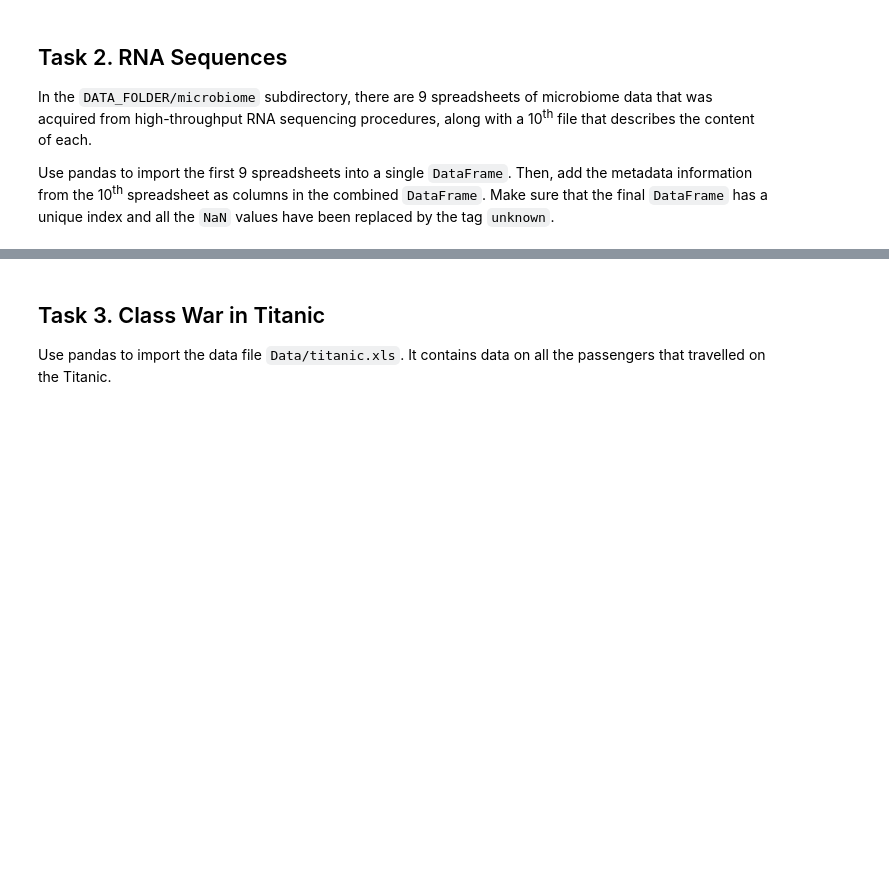
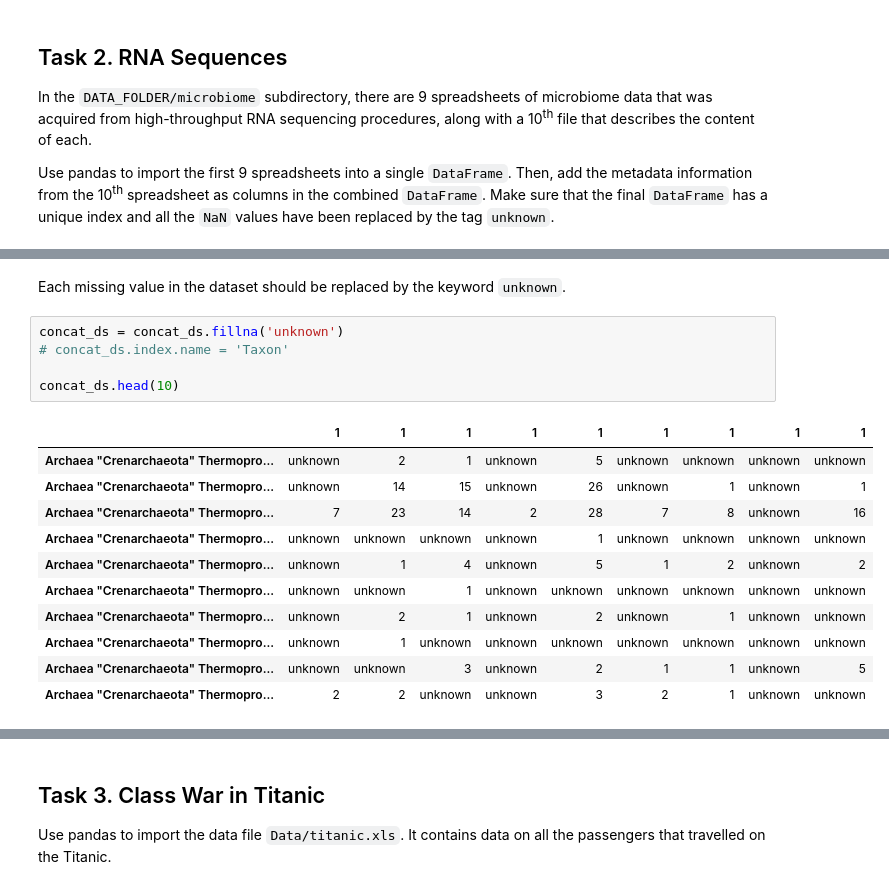
Before and after one commit to martinj96/Ada2017, a Jupyter notebook: Homework 1/Homework 1.ipynb, the cells around one changed output, grey strips where cells are left out. Saved outputs shown, nothing was run; the diff lists cells and outputs as text; blank space fills up the shorter version.

```diff
--- a/Homework 1/Homework 1.ipynb
+++ b/Homework 1/Homework 1.ipynb
@@ -27,0 +90,19 @@ Make sure that the final `DataFrame` has a unique index and all the `NaN` values
+# %% [markdown]
+Each missing value in the dataset should be replaced by the keyword `unknown`.
+# %%
+concat_ds = concat_ds.fillna('unknown')
+# concat_ds.index.name = 'Taxon'
+
+concat_ds.head(10)
+# %% [output]
+|  | 1 | 1 | 1 | 1 | 1 | 1 | 1 | 1 | 1 |
+| Archaea "Crenarchaeota" Thermopro... | unknown | 2 | 1 | unknown | 5 | unknown | unknown | unknown | unknown |
+| Archaea "Crenarchaeota" Thermopro... | unknown | 14 | 15 | unknown | 26 | unknown | 1 | unknown | 1 |
+| Archaea "Crenarchaeota" Thermopro... | 7 | 23 | 14 | 2 | 28 | 7 | 8 | unknown | 16 |
+| Archaea "Crenarchaeota" Thermopro... | unknown | unknown | unknown | unknown | 1 | unknown | unknown | unknown | unknown |
+| Archaea "Crenarchaeota" Thermopro... | unknown | 1 | 4 | unknown | 5 | 1 | 2 | unknown | 2 |
+| Archaea "Crenarchaeota" Thermopro... | unknown | unknown | 1 | unknown | unknown | unknown | unknown | unknown | unknown |
+| Archaea "Crenarchaeota" Thermopro... | unknown | 2 | 1 | unknown | 2 | unknown | 1 | unknown | unknown |
+| Archaea "Crenarchaeota" Thermopro... | unknown | 1 | unknown | unknown | unknown | unknown | unknown | unknown | unknown |
+| Archaea "Crenarchaeota" Thermopro... | unknown | unknown | 3 | unknown | 2 | 1 | 1 | unknown | 5 |
+| Archaea "Crenarchaeota" Thermopro... | 2 | 2 | unknown | unknown | 3 | 2 | 1 | unknown | unknown |
```
Also changed, not shown: parts of 11 cells of this notebook.
